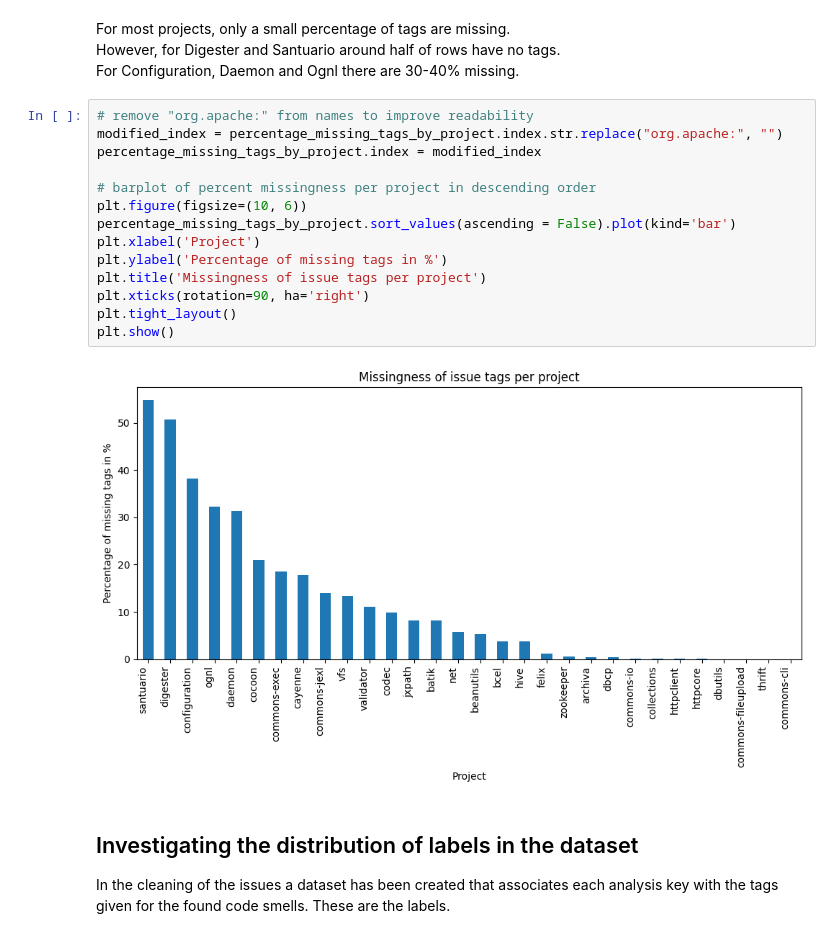
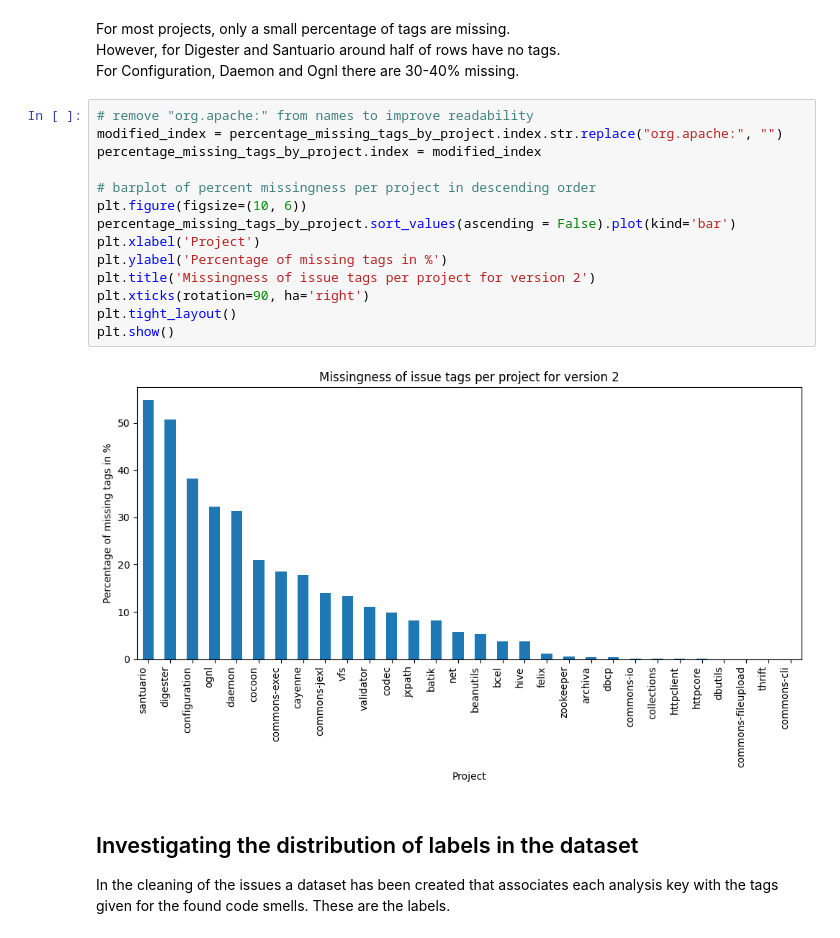
Before and after one commit to CarolineGraebelBHT/MasterProjectSonarQube, a Jupyter notebook: Scripts/Analysis/Tags_Analysis.ipynb, the cells around one changed output. Saved outputs shown, nothing was run; the diff lists cells and outputs as text.

```diff
--- a/Scripts/Analysis/Tags_Analysis.ipynb
+++ b/Scripts/Analysis/Tags_Analysis.ipynb
@@ -148,19 +178,19 @@ For Configuration, Daemon and Ognl there are 30-40% missing.
 # %%
 # remove "org.apache:" from names to improve readability
 modified_index = percentage_missing_tags_by_project.index.str.replace("org.apache:", "")
 percentage_missing_tags_by_project.index = modified_index
 
 # barplot of percent missingness per project in descending order
 plt.figure(figsize=(10, 6))
 percentage_missing_tags_by_project.sort_values(ascending = False).plot(kind='bar')
 plt.xlabel('Project')
 plt.ylabel('Percentage of missing tags in %')
-plt.title('Missingness of issue tags per project')
+plt.title('Missingness of issue tags per project for version 2')
 plt.xticks(rotation=90, ha='right')
 plt.tight_layout()
 plt.show()
 # %% [output]
-[figure, old version]
+[figure, new version]
 # %% [markdown]
 ## Investigating the distribution of labels in the dataset
 In the cleaning of the issues a dataset has been created that associates each analysis key with the tags given for the found code smells. These are the labels.
```
Also changed, not shown: parts of 20 cells of this notebook, 1 other file.
